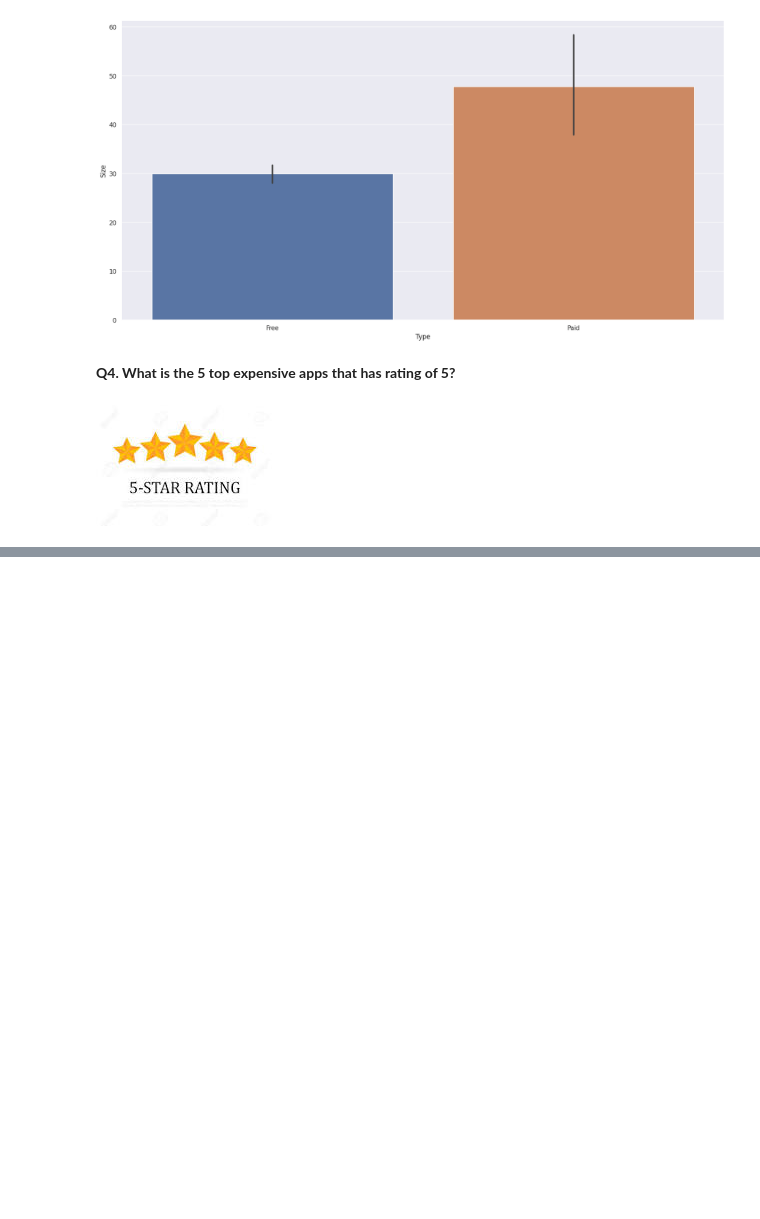
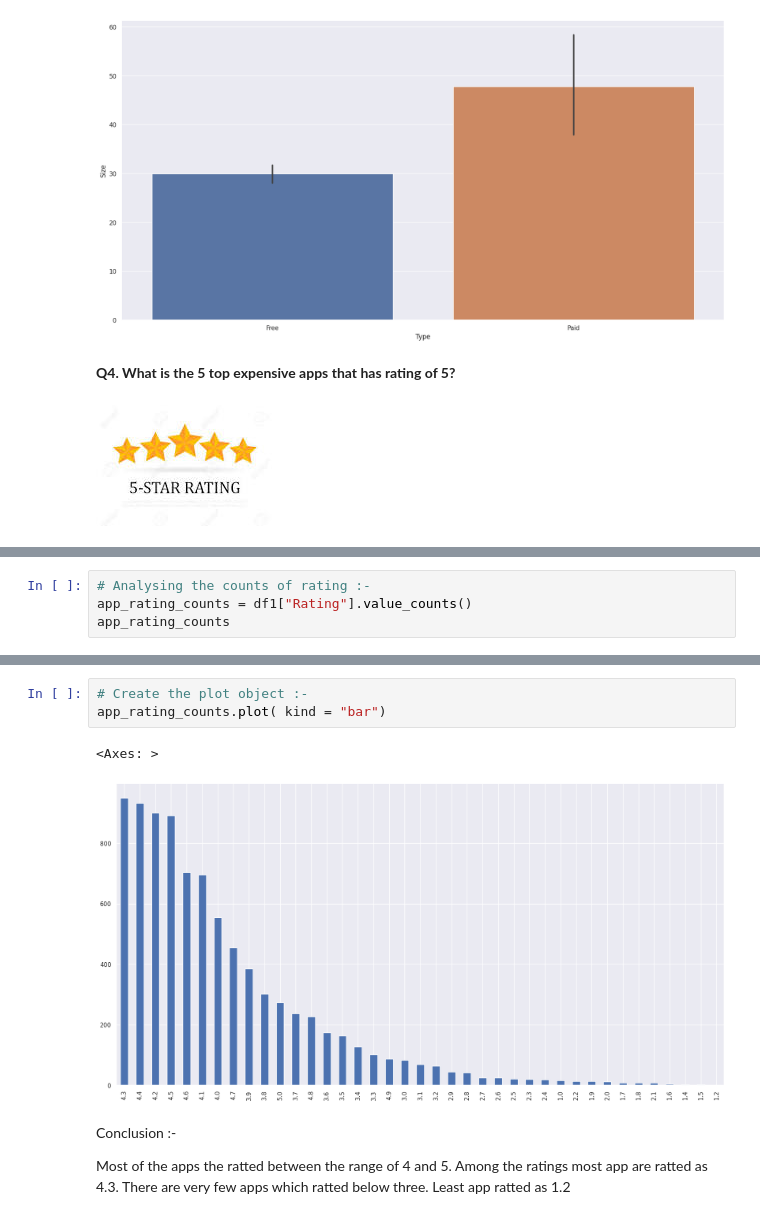
Before and after one commit to Saniyashakur22/EDA-Play-Store-Review-, a Jupyter notebook: My_playstore_colab.ipynb, the cells around one changed output, grey strips where cells are left out. Saved outputs shown, nothing was run; the diff lists cells and outputs as text; blank space fills up the shorter version.

```diff
--- a/My_playstore_colab.ipynb
+++ b/My_playstore_colab.ipynb
@@ -1199,0 +1242,4 @@ df1[ df1["Rating"] == 5 ].sort_values( by = "Price", ascending = False).head()
+# %%
+# Analysing the counts of rating :-
+app_rating_counts = df1["Rating"].value_counts()
+app_rating_counts
@@ -1199,0 +1264,13 @@ df1[ df1["Rating"] == 5 ].sort_values( by = "Price", ascending = False).head()
+# %%
+# Create the plot object :-
+app_rating_counts.plot( kind = "bar")
+# %% [output]
+<Axes: >
+[figure, added]
+# %% [markdown]
+Conclusion :-
+
+Most of the apps the ratted between the range of 4 and 5.
+Among the ratings most app are ratted as 4.3.
+There are very few apps which ratted below three.
+Least app ratted as 1.2
```
Also changed, not shown: parts of 11 cells of this notebook.
